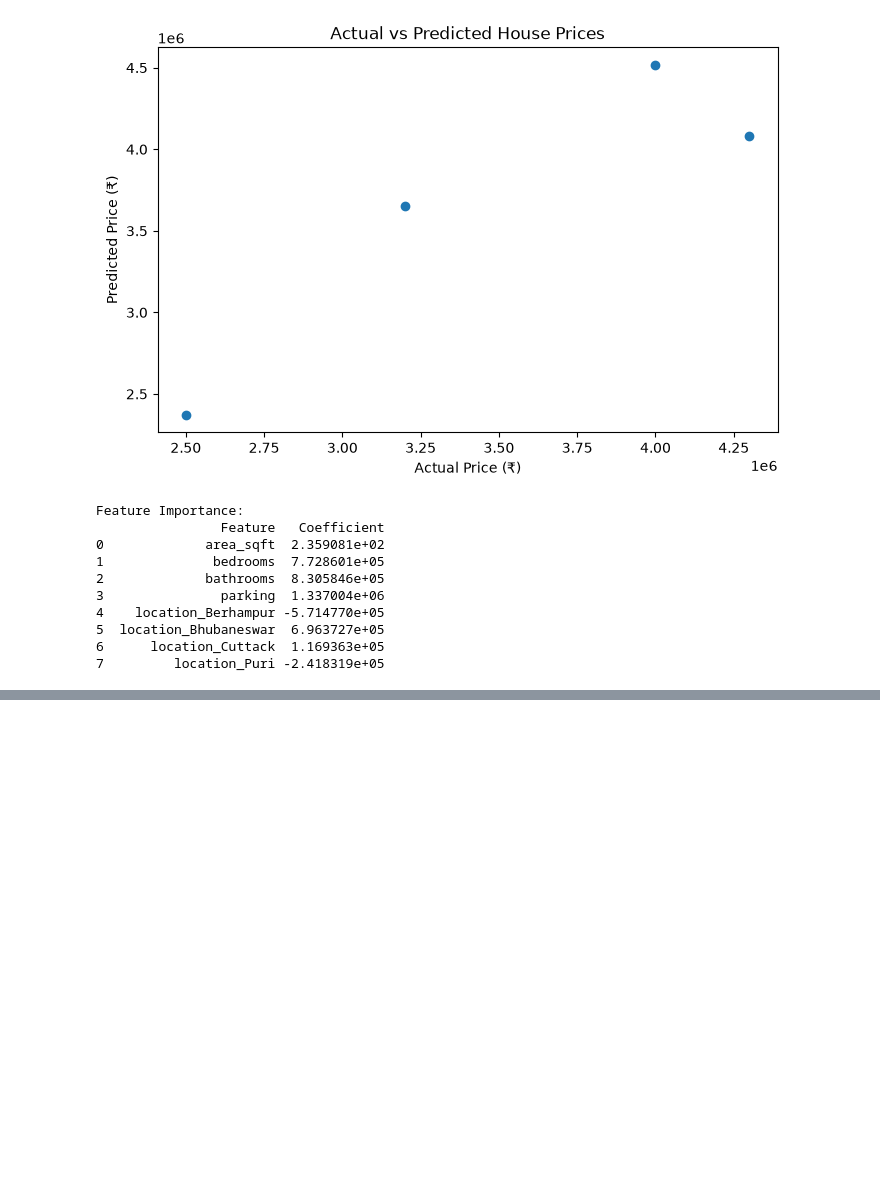
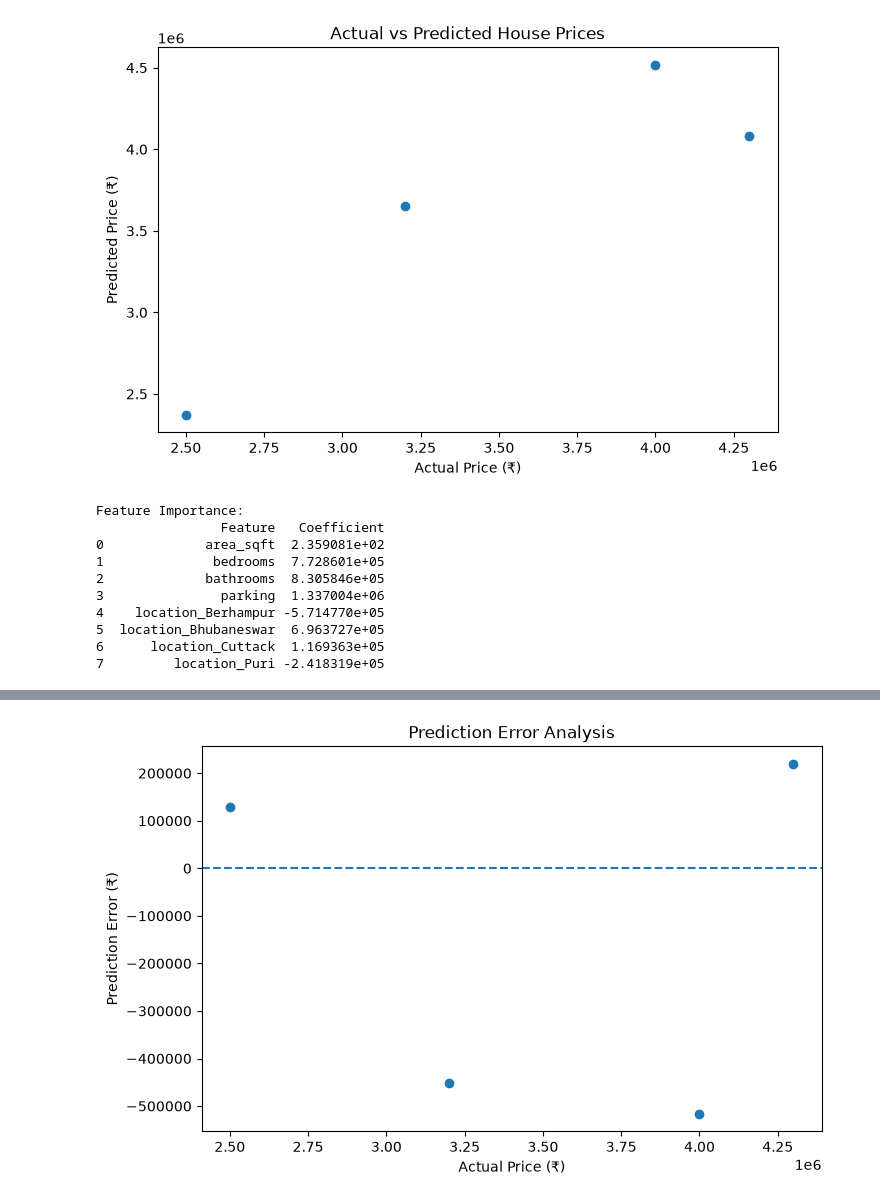
Before and after one commit to gyanaranjanj360-debug/Python-internship, a Jupyter notebook: notebook/house_price_analysis.ipynb, the cells around one changed output, grey strips where cells are left out. Drawn from its saved outputs; the diff is of its cells as text; code cells hidden in the pictures; blank space fills up the shorter version.

```diff
--- a/notebook/house_price_analysis.ipynb
+++ b/notebook/house_price_analysis.ipynb
@@ -1773,0 +1860,17 @@ Feature Importance:
+# %%
+plt.figure(figsize=(8, 5))
+
+plt.scatter(
+    comparison["Actual Price"],
+    comparison["Error"]
+)
+
+plt.axhline(y=0, linestyle="--")
+
+plt.xlabel("Actual Price (₹)")
+plt.ylabel("Prediction Error (₹)")
+plt.title("Prediction Error Analysis")
+
+plt.show()
+# %% [output]
+[figure, added]
```
Also changed, not shown: parts of 7 cells of this notebook.
